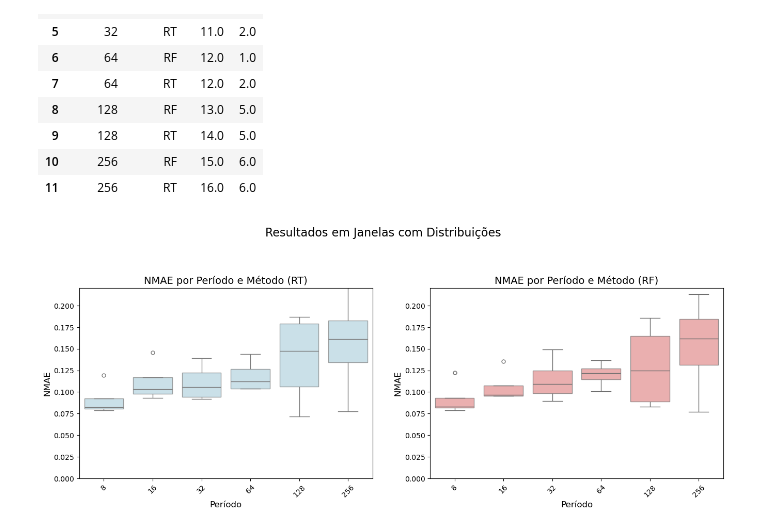
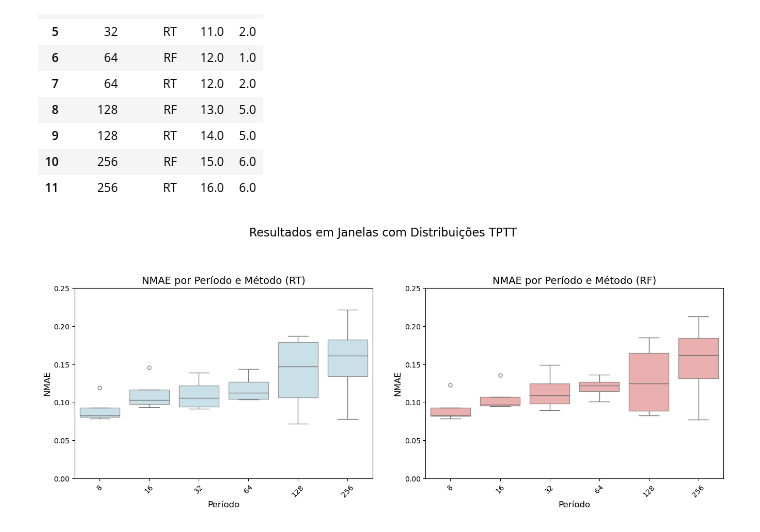
Before and after one commit to DaviVilarinho/ic-intervalo-qos, a Jupyter notebook: AnalisePeriodicidadeDistribTptt.ipynb, the cells around one changed output. Drawn from its saved outputs; the diff is of its cells as text; code cells hidden in the pictures.

```diff
--- a/AnalisePeriodicidadeDistribTptt.ipynb
+++ b/AnalisePeriodicidadeDistribTptt.ipynb
@@ -69,32 +92,32 @@ group_by_method
 import matplotlib.pyplot as plt
 import seaborn as sns
 
 fig, axes = plt.subplots(1, 2, figsize=(14, 6))
 
-y_limits = (0, 0.22)
+y_limits = (0, 0.25)
 
 sns.boxplot(x='período', y='nmae', data=data[data['método'] == 'RT'],
             color="lightblue", boxprops=dict(alpha=0.7), fliersize=5, ax=axes[0])
 axes[0].set_ylim(y_limits)
 axes[0].set_xlabel("Período", fontsize=12)
 axes[0].set_ylabel("NMAE", fontsize=12)
 axes[0].set_title("NMAE por Período e Método (RT)", fontsize=14)
 axes[0].tick_params(axis='x', rotation=45, labelsize=10)
 axes[0].tick_params(axis='y', labelsize=10)
 
 sns.boxplot(x='período', y='nmae', data=data[data['método'] == 'RF'],
             color="lightcoral", boxprops=dict(alpha=0.7), fliersize=5, ax=axes[1])
 axes[1].set_ylim(y_limits)
 axes[1].set_xlabel("Período", fontsize=12)
 axes[1].set_ylabel("NMAE", fontsize=12)
 axes[1].set_title("NMAE por Período e Método (RF)", fontsize=14)
 axes[1].tick_params(axis='x', rotation=45, labelsize=10)
 axes[1].tick_params(axis='y', labelsize=10)
 
 fig.suptitle("Resultados em Janelas com Distribuições TPTT", fontsize=16)
 
 plt.tight_layout(pad=3.0)
 
 plt.show()
 # %% [output]
-[figure, old version]
+[figure, new version]
```
Also changed, not shown: parts of 5 cells of this notebook, 3 other files.
